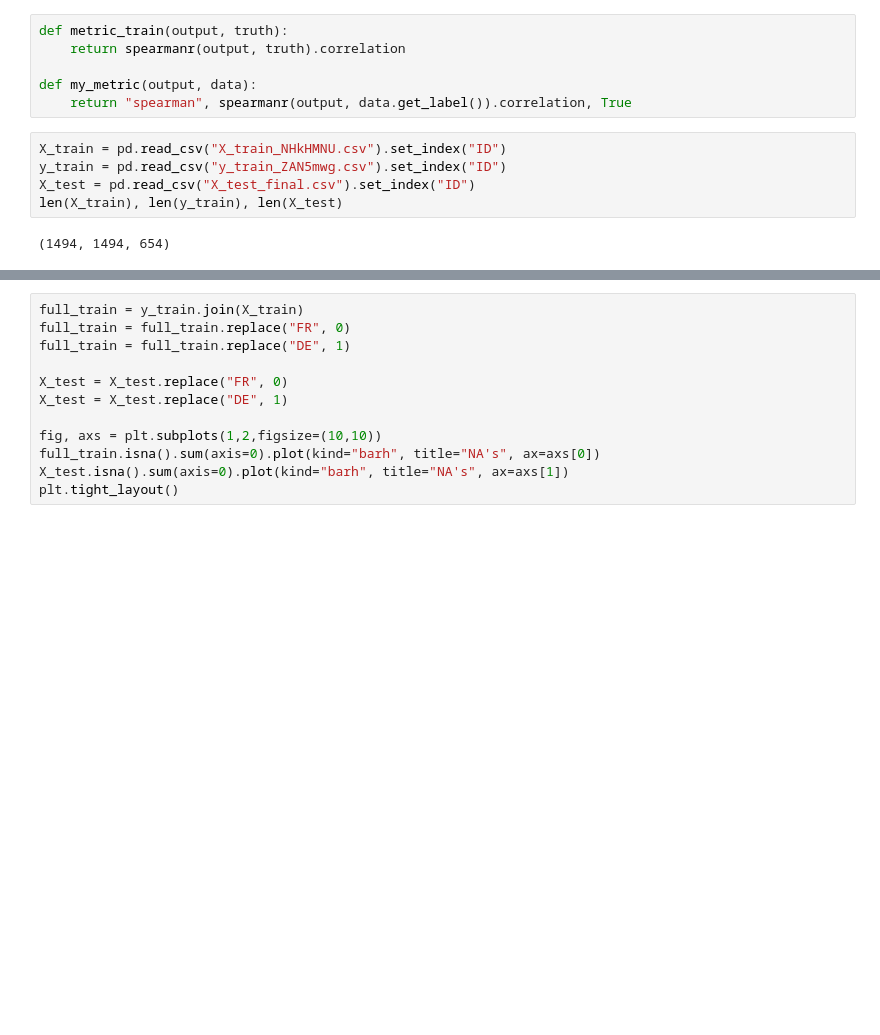
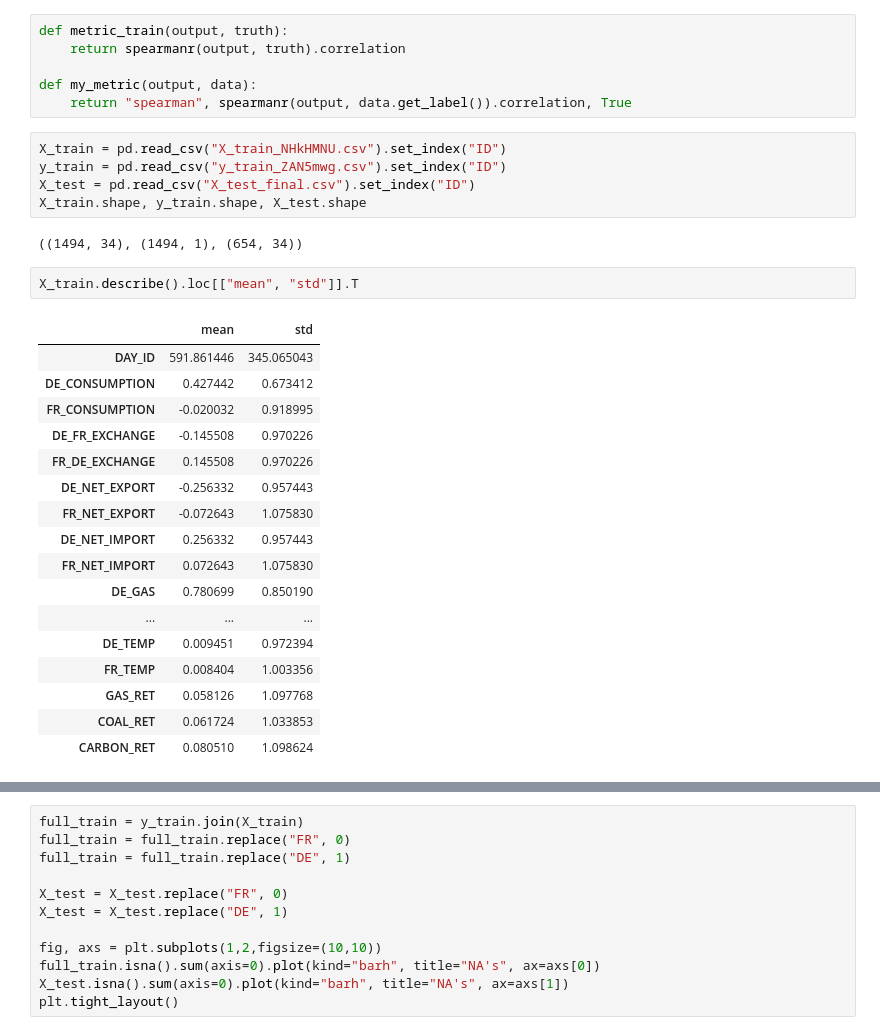
Before and after one commit to chantomkit/QRT2023, a Jupyter notebook: eda.ipynb, the cells around one changed output, grey strips where cells are left out. Saved outputs shown, nothing was run; the diff lists cells and outputs as text; blank space fills up the shorter version.

```diff
--- a/eda.ipynb
+++ b/eda.ipynb
@@ -35,6 +37,26 @@ def my_metric(output, data):
 X_train = pd.read_csv("X_train_NHkHMNU.csv").set_index("ID")
 y_train = pd.read_csv("y_train_ZAN5mwg.csv").set_index("ID")
 X_test = pd.read_csv("X_test_final.csv").set_index("ID")
-len(X_train), len(y_train), len(X_test)
+X_train.shape, y_train.shape, X_test.shape
 # %% [output]
-(1494, 1494, 654)
+((1494, 34), (1494, 1), (654, 34))
+# %%
+X_train.describe().loc[["mean", "std"]].T
+# %% [output]
+|  | mean | std |
+| DAY_ID | 591.861446 | 345.065043 |
+| DE_CONSUMPTION | 0.427442 | 0.673412 |
+| FR_CONSUMPTION | -0.020032 | 0.918995 |
+| DE_FR_EXCHANGE | -0.145508 | 0.970226 |
+| FR_DE_EXCHANGE | 0.145508 | 0.970226 |
+| DE_NET_EXPORT | -0.256332 | 0.957443 |
+| FR_NET_EXPORT | -0.072643 | 1.075830 |
+| DE_NET_IMPORT | 0.256332 | 0.957443 |
+| FR_NET_IMPORT | 0.072643 | 1.075830 |
+| DE_GAS | 0.780699 | 0.850190 |
+| ... | ... | ... |
+| DE_TEMP | 0.009451 | 0.972394 |
+| FR_TEMP | 0.008404 | 1.003356 |
+| GAS_RET | 0.058126 | 1.097768 |
+| COAL_RET | 0.061724 | 1.033853 |
+| CARBON_RET | 0.080510 | 1.098624 |
```
Also changed, not shown: parts of 20 cells of this notebook, 3 other files.
